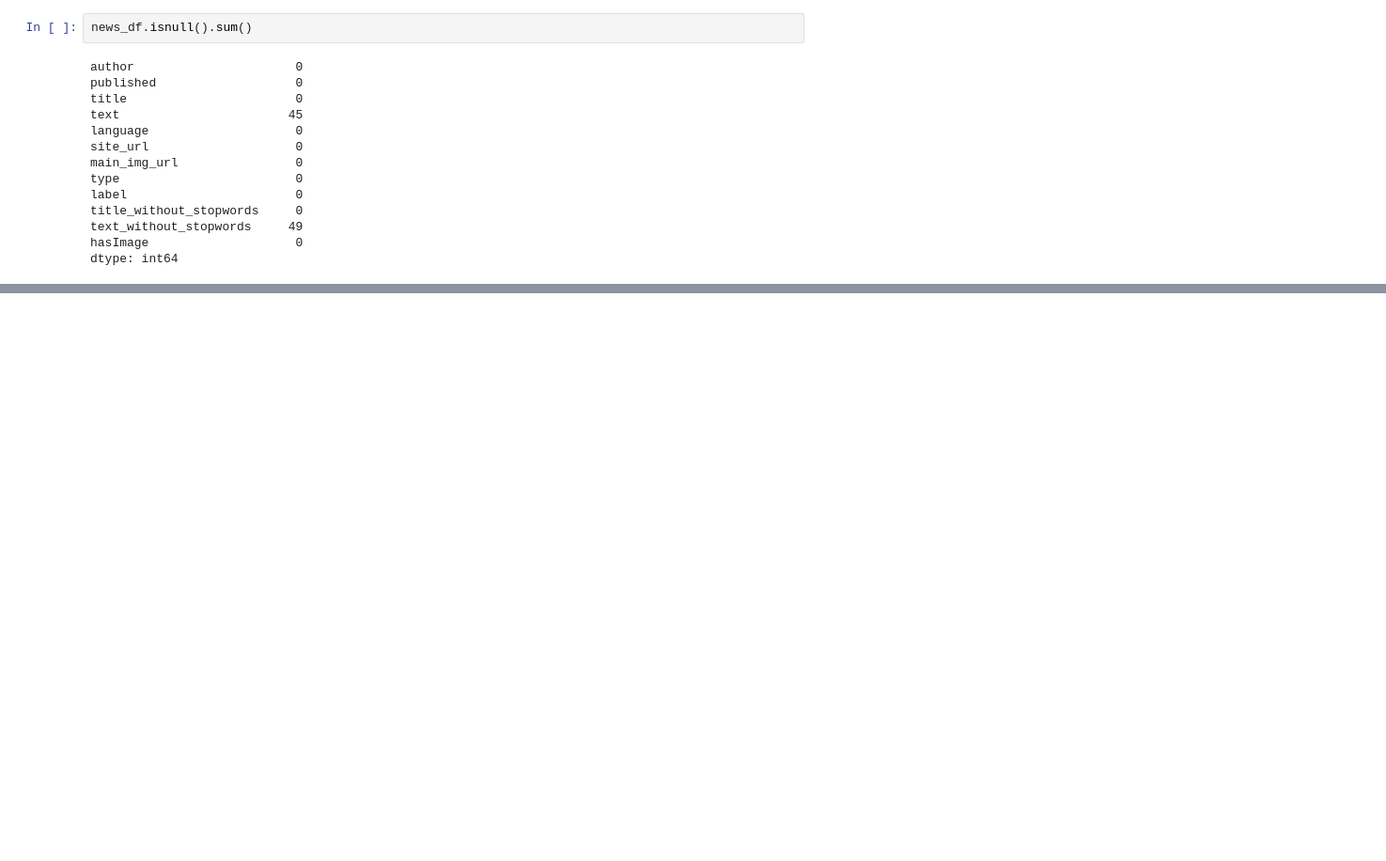
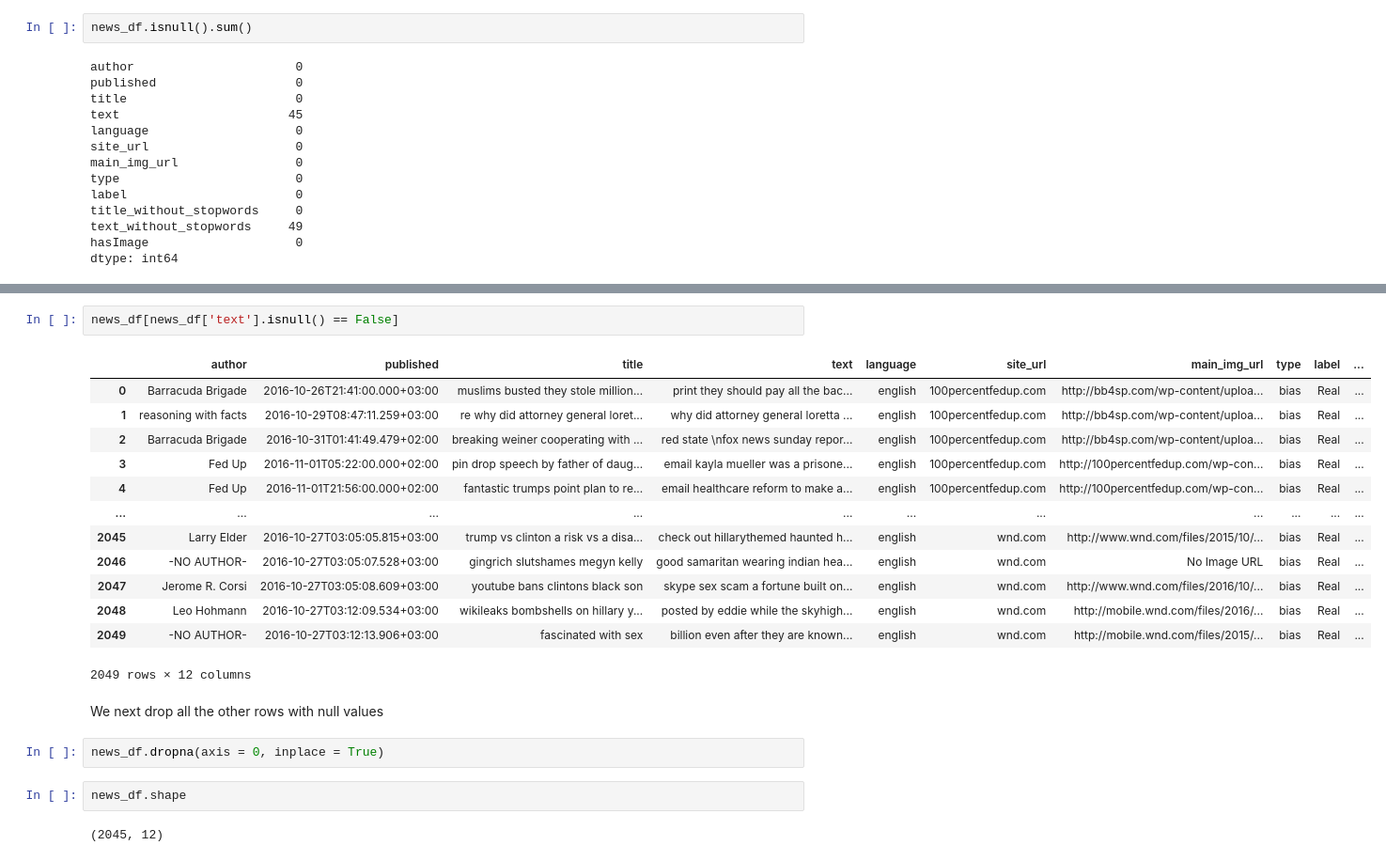
Before and after one commit to ayg15/fake-news-detection, a Jupyter notebook: Fake News Detection.ipynb, the cells around one changed output, grey strips where cells are left out. Shown: that part at 94% size. Drawn from its saved outputs; the diff is of its cells as text; blank space fills up the shorter version.

```diff
--- a/Fake News Detection.ipynb
+++ b/Fake News Detection.ipynb
@@ -128,0 +151,24 @@ dtype: int64
+# %%
+news_df[news_df['text'].isnull() == False]
+# %% [output]
+|  | author | published | title | text | language | site_url | main_img_url | type | label | ... |
+| 0 | Barracuda Brigade | 2016-10-26T21:41:00.000+03:00 | muslims busted they stole million... | print they should pay all the bac... | english | 100percentfedup.com | http://bb4sp.com/wp-content/uploa... | bias | Real | ... |
+| 1 | reasoning with facts | 2016-10-29T08:47:11.259+03:00 | re why did attorney general loret... | why did attorney general loretta ... | english | 100percentfedup.com | http://bb4sp.com/wp-content/uploa... | bias | Real | ... |
+| 2 | Barracuda Brigade | 2016-10-31T01:41:49.479+02:00 | breaking weiner cooperating with ... | red state \nfox news sunday repor... | english | 100percentfedup.com | http://bb4sp.com/wp-content/uploa... | bias | Real | ... |
+| 3 | Fed Up | 2016-11-01T05:22:00.000+02:00 | pin drop speech by father of daug... | email kayla mueller was a prisone... | english | 100percentfedup.com | http://100percentfedup.com/wp-con... | bias | Real | ... |
+| 4 | Fed Up | 2016-11-01T21:56:00.000+02:00 | fantastic trumps point plan to re... | email healthcare reform to make a... | english | 100percentfedup.com | http://100percentfedup.com/wp-con... | bias | Real | ... |
+| ... | ... | ... | ... | ... | ... | ... | ... | ... | ... | ... |
+| 2045 | Larry Elder | 2016-10-27T03:05:05.815+03:00 | trump vs clinton a risk vs a disa... | check out hillarythemed haunted h... | english | wnd.com | http://www.wnd.com/files/2015/10/... | bias | Real | ... |
+| 2046 | -NO AUTHOR- | 2016-10-27T03:05:07.528+03:00 | gingrich slutshames megyn kelly | good samaritan wearing indian hea... | english | wnd.com | No Image URL | bias | Real | ... |
+| 2047 | Jerome R. Corsi | 2016-10-27T03:05:08.609+03:00 | youtube bans clintons black son | skype sex scam a fortune built on... | english | wnd.com | http://www.wnd.com/files/2016/10/... | bias | Real | ... |
+| 2048 | Leo Hohmann | 2016-10-27T03:12:09.534+03:00 | wikileaks bombshells on hillary y... | posted by eddie while the skyhigh... | english | wnd.com | http://mobile.wnd.com/files/2016/... | bias | Real | ... |
+| 2049 | -NO AUTHOR- | 2016-10-27T03:12:13.906+03:00 | fascinated with sex | billion even after they are known... | english | wnd.com | http://mobile.wnd.com/files/2015/... | bias | Real | ... |
+2049 rows × 12 columns
+# %% [markdown]
+We next drop all the other rows with null values
+# %%
+news_df.dropna(axis = 0, inplace = True)
+# %%
+news_df.shape
+# %% [output]
+(2045, 12)
```
Also changed, not shown: parts of 10 cells of this notebook.
